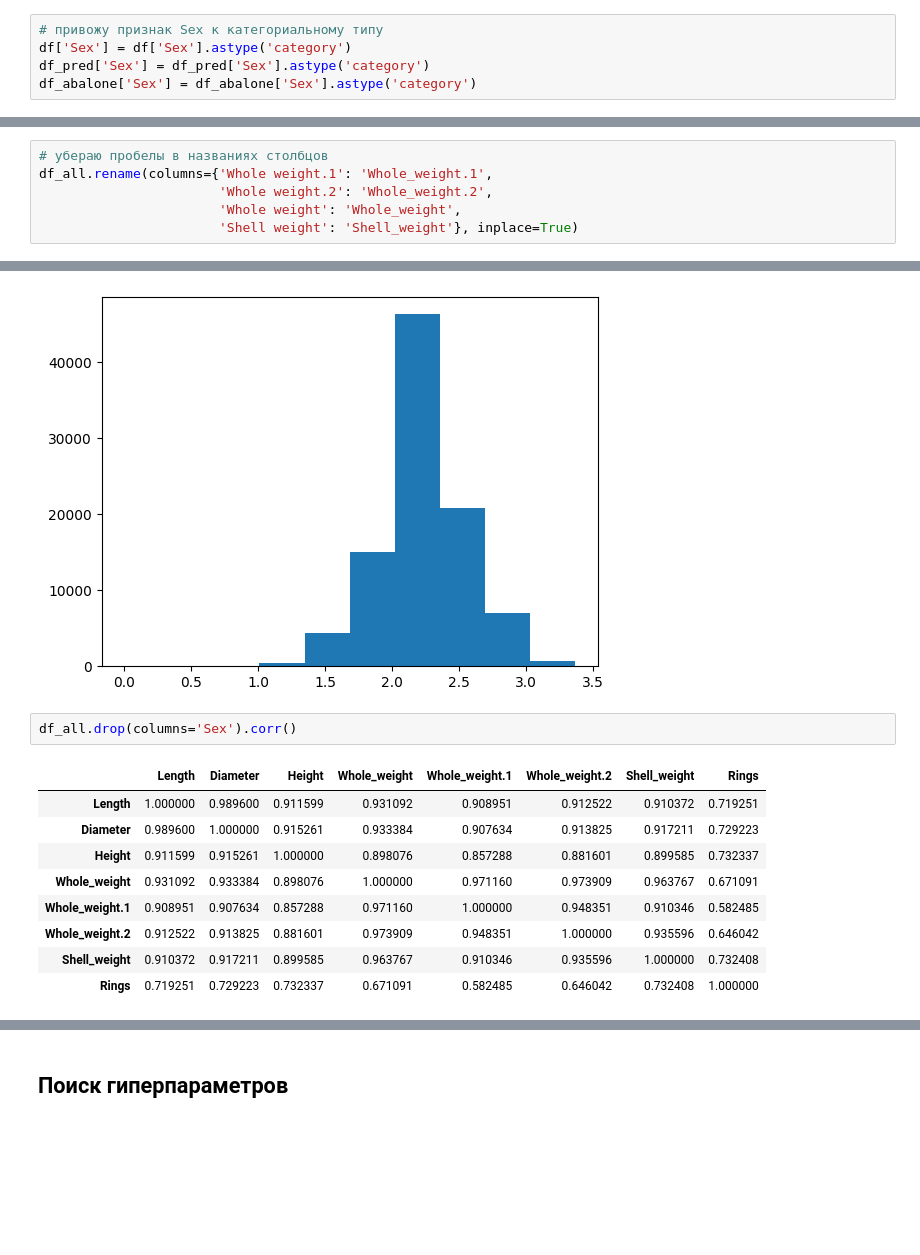
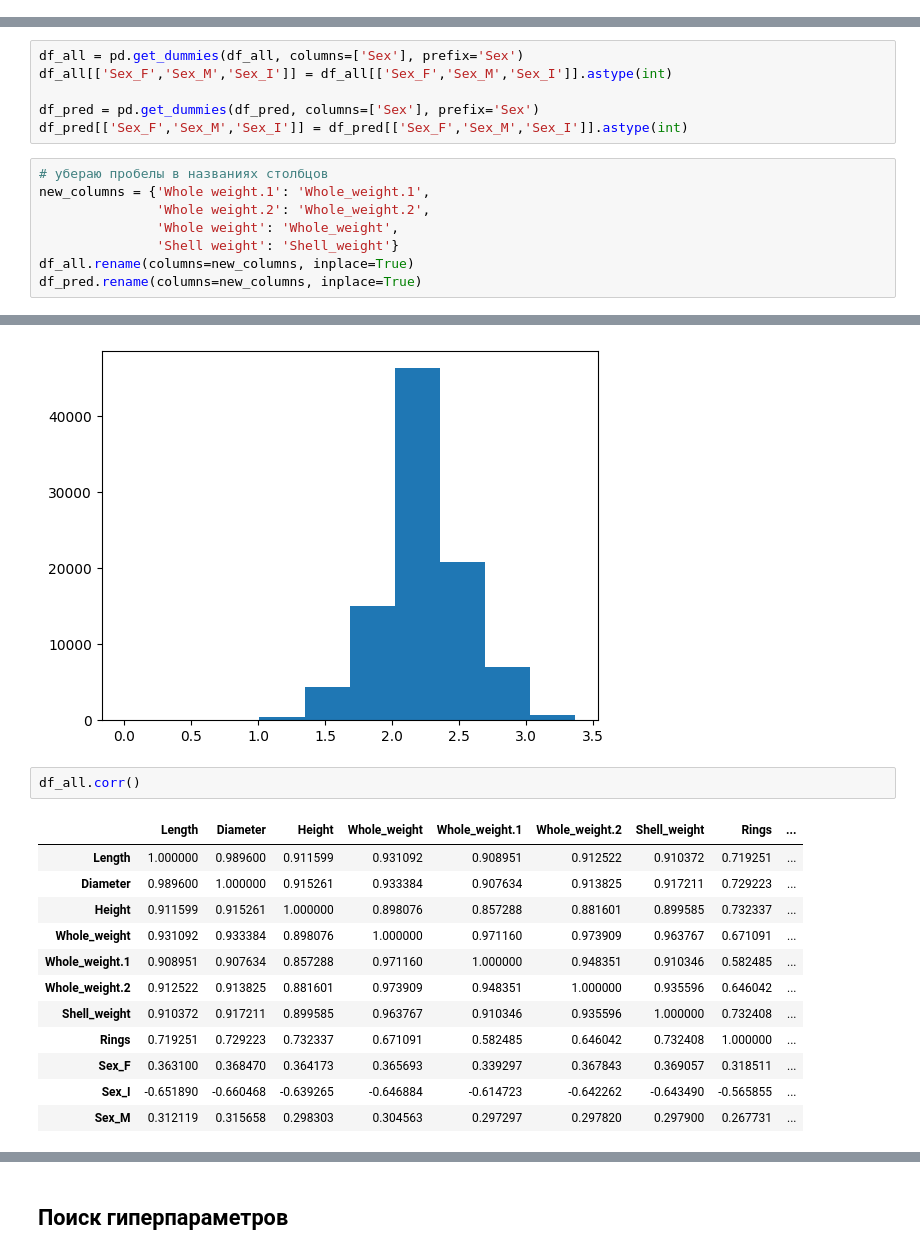
Before and after one commit to Werlor/Regression-with-an-Abalone-Dataset, a Jupyter notebook: best_lgbm_model.ipynb, the cells around one changed output, grey strips where cells are left out. Drawn from its saved outputs; the diff is of its cells as text; blank space fills up the shorter version.

```diff
--- a/best_lgbm_model.ipynb
+++ b/best_lgbm_model.ipynb
@@ -29,8 +29,3 @@ df_abalone.rename(columns={'Shucked weight': 'Whole weight.1',
 # удаляю id
 df.drop(columns='id', inplace=True)
 df_pred.drop(columns='id', inplace=True)
-# %%
-# привожу признак Sex к категориальному типу
-df['Sex'] = df['Sex'].astype('category')
-df_pred['Sex'] = df_pred['Sex'].astype('category')
-df_abalone['Sex'] = df_abalone['Sex'].astype('category')
@@ -39,9 +34,17 @@ df_all = pd.concat([df, df_abalone], ignore_index=True)
+# %%
+df_all = pd.get_dummies(df_all, columns=['Sex'], prefix='Sex')
+df_all[['Sex_F','Sex_M','Sex_I']] = df_all[['Sex_F','Sex_M','Sex_I']].astype(int)
+
+df_pred = pd.get_dummies(df_pred, columns=['Sex'], prefix='Sex')
+df_pred[['Sex_F','Sex_M','Sex_I']] = df_pred[['Sex_F','Sex_M','Sex_I']].astype(int)
 # %%
 # убераю пробелы в названиях столбцов
-df_all.rename(columns={'Whole weight.1': 'Whole_weight.1',
-                       'Whole weight.2': 'Whole_weight.2',
-                       'Whole weight': 'Whole_weight',
-                       'Shell weight': 'Shell_weight'}, inplace=True)
+new_columns = {'Whole weight.1': 'Whole_weight.1',
+               'Whole weight.2': 'Whole_weight.2',
+               'Whole weight': 'Whole_weight',
+               'Shell weight': 'Shell_weight'}
+df_all.rename(columns=new_columns, inplace=True)
+df_pred.rename(columns=new_columns, inplace=True)
 # %%
 plt.hist(df_all.Rings);
 # %% [output]
@@ -54,14 +58,17 @@ plt.hist(df_all.Rings);
 # %% [output]
 [figure]
 # %%
-df_all.drop(columns='Sex').corr()
+df_all.corr()
 # %% [output]
-|  | Length | Diameter | Height | Whole_weight | Whole_weight.1 | Whole_weight.2 | Shell_weight | Rings |
-| Length | 1.000000 | 0.989600 | 0.911599 | 0.931092 | 0.908951 | 0.912522 | 0.910372 | 0.719251 |
-| Diameter | 0.989600 | 1.000000 | 0.915261 | 0.933384 | 0.907634 | 0.913825 | 0.917211 | 0.729223 |
-| Height | 0.911599 | 0.915261 | 1.000000 | 0.898076 | 0.857288 | 0.881601 | 0.899585 | 0.732337 |
-| Whole_weight | 0.931092 | 0.933384 | 0.898076 | 1.000000 | 0.971160 | 0.973909 | 0.963767 | 0.671091 |
-| Whole_weight.1 | 0.908951 | 0.907634 | 0.857288 | 0.971160 | 1.000000 | 0.948351 | 0.910346 | 0.582485 |
-| Whole_weight.2 | 0.912522 | 0.913825 | 0.881601 | 0.973909 | 0.948351 | 1.000000 | 0.935596 | 0.646042 |
-| Shell_weight | 0.910372 | 0.917211 | 0.899585 | 0.963767 | 0.910346 | 0.935596 | 1.000000 | 0.732408 |
-| Rings | 0.719251 | 0.729223 | 0.732337 | 0.671091 | 0.582485 | 0.646042 | 0.732408 | 1.000000 |
+|  | Length | Diameter | Height | Whole_weight | Whole_weight.1 | Whole_weight.2 | Shell_weight | Rings | ... |
+| Length | 1.000000 | 0.989600 | 0.911599 | 0.931092 | 0.908951 | 0.912522 | 0.910372 | 0.719251 | ... |
+| Diameter | 0.989600 | 1.000000 | 0.915261 | 0.933384 | 0.907634 | 0.913825 | 0.917211 | 0.729223 | ... |
+| Height | 0.911599 | 0.915261 | 1.000000 | 0.898076 | 0.857288 | 0.881601 | 0.899585 | 0.732337 | ... |
+| Whole_weight | 0.931092 | 0.933384 | 0.898076 | 1.000000 | 0.971160 | 0.973909 | 0.963767 | 0.671091 | ... |
+| Whole_weight.1 | 0.908951 | 0.907634 | 0.857288 | 0.971160 | 1.000000 | 0.948351 | 0.910346 | 0.582485 | ... |
+| Whole_weight.2 | 0.912522 | 0.913825 | 0.881601 | 0.973909 | 0.948351 | 1.000000 | 0.935596 | 0.646042 | ... |
+| Shell_weight | 0.910372 | 0.917211 | 0.899585 | 0.963767 | 0.910346 | 0.935596 | 1.000000 | 0.732408 | ... |
+| Rings | 0.719251 | 0.729223 | 0.732337 | 0.671091 | 0.582485 | 0.646042 | 0.732408 | 1.000000 | ... |
+| Sex_F | 0.363100 | 0.368470 | 0.364173 | 0.365693 | 0.339297 | 0.367843 | 0.369057 | 0.318511 | ... |
+| Sex_I | -0.651890 | -0.660468 | -0.639265 | -0.646884 | -0.614723 | -0.642262 | -0.643490 | -0.565855 | ... |
+| Sex_M | 0.312119 | 0.315658 | 0.298303 | 0.304563 | 0.297297 | 0.297820 | 0.297900 | 0.267731 | ... |
```
Also changed, not shown: parts of 16 cells of this notebook.
